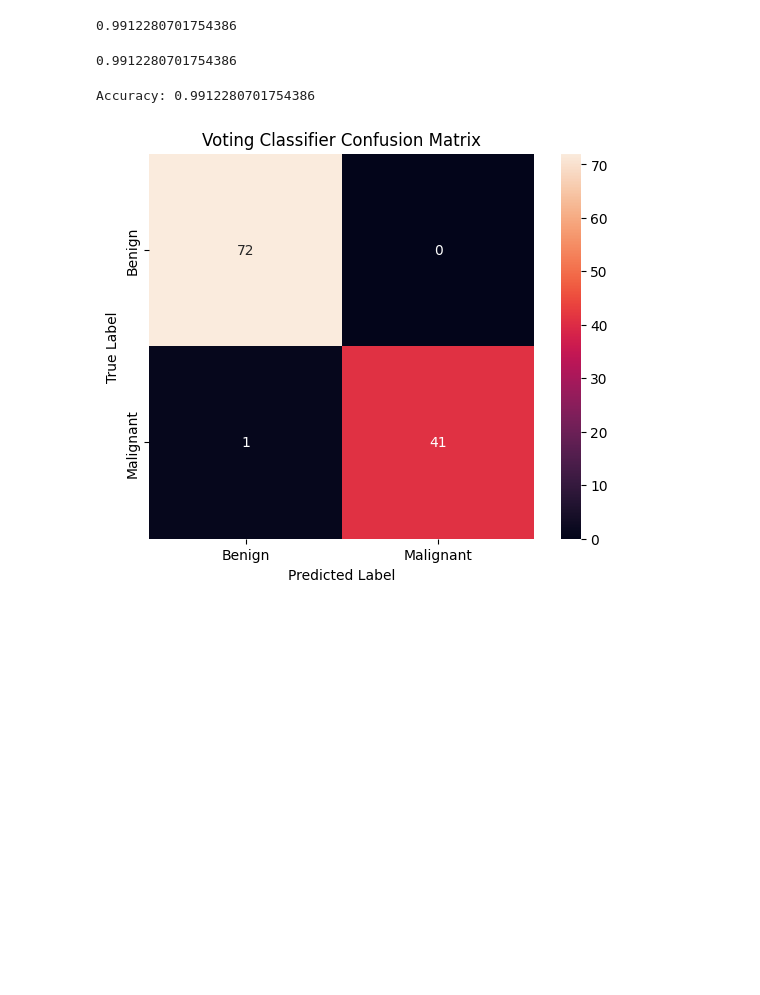
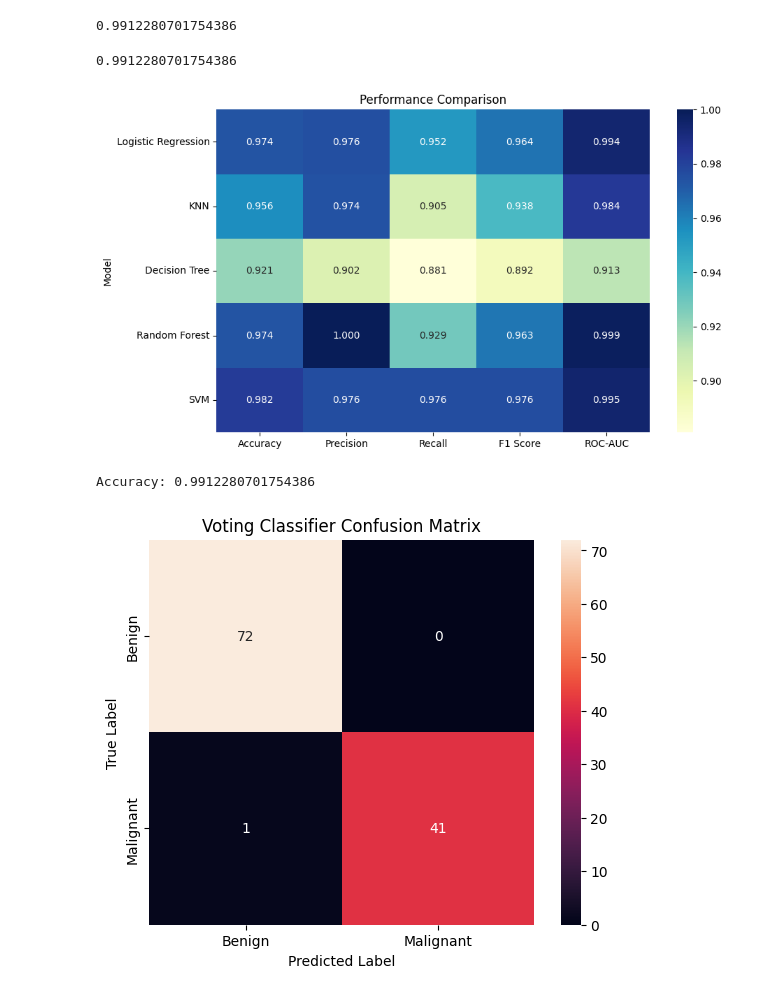
Before and after one commit to tuhinCr7/Breast-Cancer-Detection-using-Machine-Learning, a Jupyter notebook: breast_cancer.ipynb, the cells around one changed output. Saved outputs shown, nothing was run; the diff lists cells and outputs as text; code cells hidden in the pictures; blank space fills up the shorter version.

```diff
--- a/breast_cancer.ipynb
+++ b/breast_cancer.ipynb
@@ -425,6 +461,23 @@ voting.score(X_train_scaled,y_train_balanced)
 voting.score(X_test_scaled,y_test)
 # %% [output]
 0.9912280701754386
+# %%
+metrics = results_df.set_index("Model")
+
+plt.figure(figsize=(10,6))
+
+sns.heatmap(
+    metrics,
+    annot=True,
+    cmap="YlGnBu",
+    fmt=".3f"
+)
+
+plt.title("Performance Comparison")
+
+plt.show()
+# %% [output]
+[figure, added]
 # %%
 from sklearn.metrics import accuracy_score
 
```
Also changed, not shown: parts of 7 cells of this notebook.
